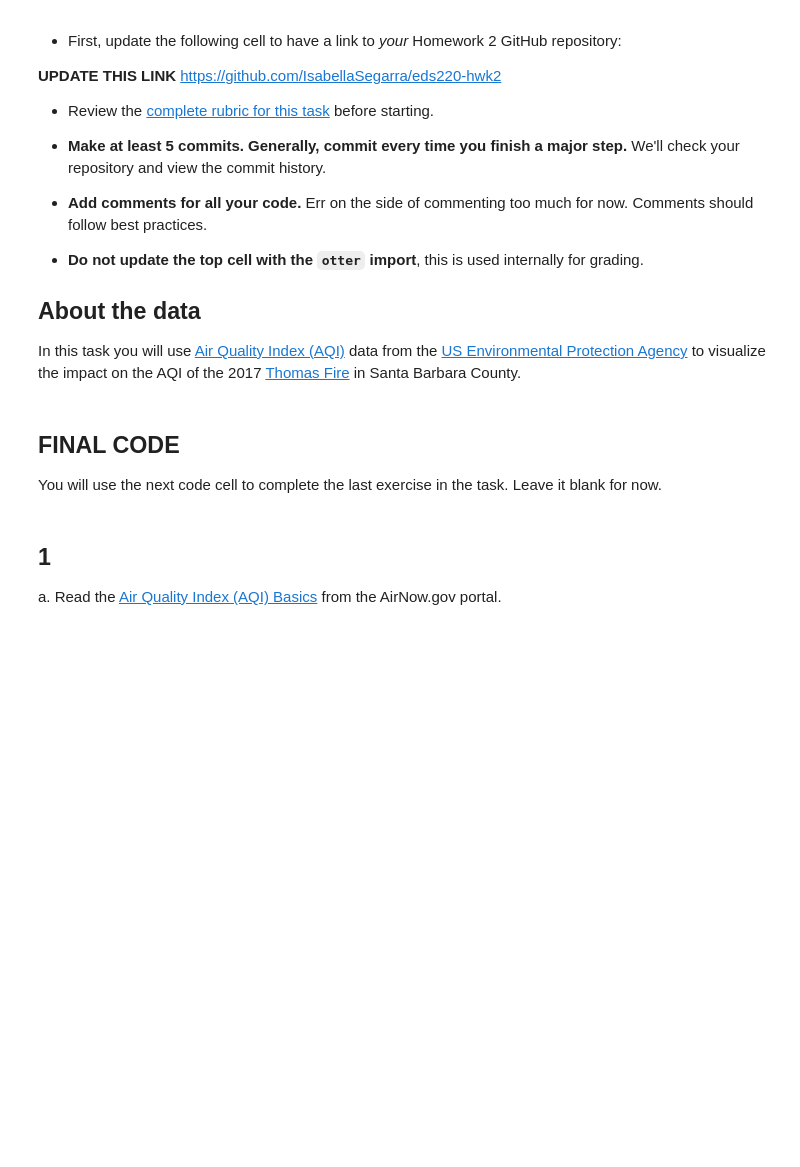
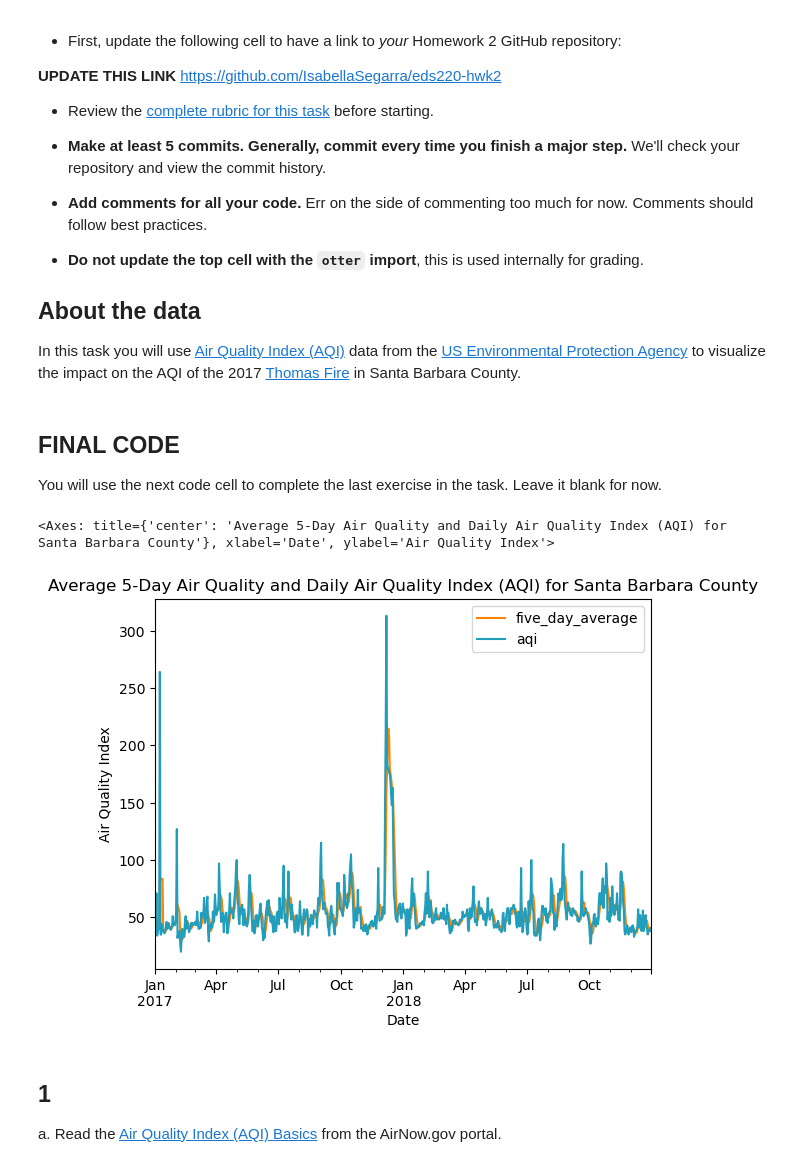
Before and after one commit to IsabellaSegarra/eds220-hwk2, a Jupyter notebook: task3/hwk2-task3-aqi.ipynb, the cells around one changed output. Drawn from its saved outputs; the diff is of its cells as text; code cells hidden in the pictures; blank space fills up the shorter version.

```diff
--- a/task3/hwk2-task3-aqi.ipynb
+++ b/task3/hwk2-task3-aqi.ipynb
@@ -31,6 +31,50 @@ In this task you will use [Air Quality Index (AQI)](https://www.airnow.gov/aqi/a
 ## FINAL CODE
 
 You will use the next code cell to complete the last exercise in the task. Leave it blank for now.
+# %%
+# Import pandas package
+import pandas as pd
+
+# Import data
+    # Import 2017 Air Quality
+URL_aqi_17 = 'https://aqs.epa.gov/aqsweb/airdata/daily_aqi_by_county_2017.zip'
+aqi_17 = pd.read_csv(URL_aqi_17, compression = 'zip')
+    # Import 2018 Air Quality
+URL_aqi_18 = 'https://aqs.epa.gov/aqsweb/airdata/daily_aqi_by_county_2018.zip'
+aqi_18 = pd.read_csv(URL_aqi_18, compression = 'zip')
+
+# Join the 'aqi_17' dataframe with the 'aqi_18' dataframe with 'pd.concat()'
+aqi = pd.concat([aqi_17,aqi_18])
+
+# Simplify column names
+aqi.columns = (aqi.columns
+                  .str.lower()
+                  .str.replace(' ','_'))
+# Filter data for only Santa Barbara, California and drop columns
+aqi_sb = aqi[(aqi['state_name'] == 'California') & (aqi['county_name'] == 'Santa Barbara')].drop(
+    columns = ['state_name', 'county_name', 'state_code', 'county_code'])
+
+# Update 'date' column and set as index
+aqi_sb['date'] = pd.to_datetime(aqi_sb['date'])
+aqi_sb = aqi_sb.set_index('date')
+
+# Calculate the rolling average of 'aqi_sb'
+rolling_average = aqi_sb['aqi'].rolling('5D').mean()
+
+# Add 'rolling_average' into the 'aqi_sb' dataframe
+aqi_sb['five_day_average'] = rolling_average
+
+# Plot
+aqi_sb.plot(kind = 'line',
+           y = ['five_day_average', 'aqi'],
+            xlabel='Date',
+            ylabel='Air Quality Index',
+            title = 'Average 5-Day Air Quality and Daily Air Quality Index (AQI) for Santa Barbara County',
+            color = {'five_day_average':'#fb8500',
+                 'aqi': '#219ebc'})
+# %% [output]
+<Axes: title={'center': 'Average 5-Day Air Quality and Daily Air Quality Index (AQI) for Santa Barbara County'}, xlabel='Date', ylabel='Air Quality Index'>
+[figure, added]
 # %% [markdown]
 ## 1
 
```
Also changed, not shown: parts of 2 cells of this notebook.
